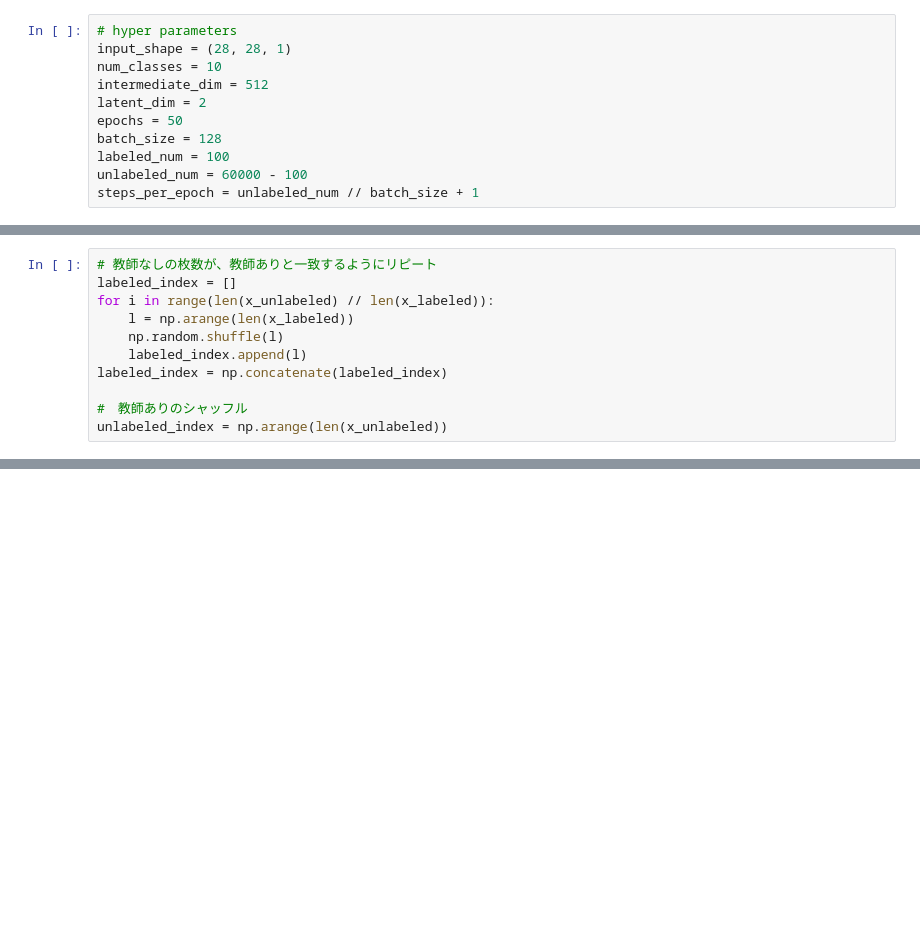
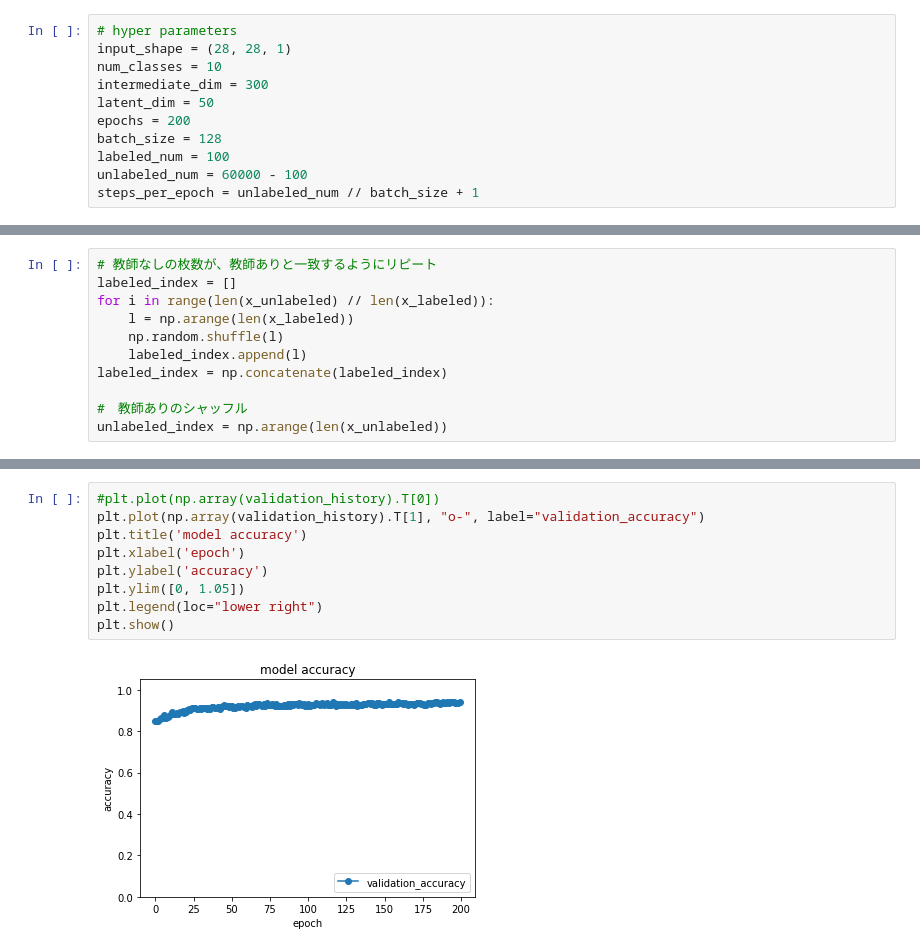
Before and after one commit to NCC-AI/Study, a Jupyter notebook: programs/c-vae/c-vae.ipynb, the cells around one changed output, grey strips where cells are left out. Drawn from its saved outputs; the diff is of its cells as text; blank space fills up the shorter version.

```diff
--- a/programs/c-vae/c-vae.ipynb
+++ b/programs/c-vae/c-vae.ipynb
@@ -22,9 +20,9 @@ Using TensorFlow backend.
 # hyper parameters
 input_shape = (28, 28, 1)
 num_classes = 10
-intermediate_dim = 512
-latent_dim = 2
-epochs = 50
+intermediate_dim = 300
+latent_dim = 50
+epochs = 200
 batch_size = 128
 labeled_num = 100
 unlabeled_num = 60000 - 100
@@ -348,0 +347,11 @@ step 117/ 467
+# %%
+#plt.plot(np.array(validation_history).T[0])
+plt.plot(np.array(validation_history).T[1], "o-", label="validation_accuracy")
+plt.title('model accuracy')
+plt.xlabel('epoch')
+plt.ylabel('accuracy')
+plt.ylim([0, 1.05])
+plt.legend(loc="lower right")
+plt.show()
+# %% [output]
+[figure, added]
```
Also changed, not shown: parts of 7 cells of this notebook, 2 other files.
